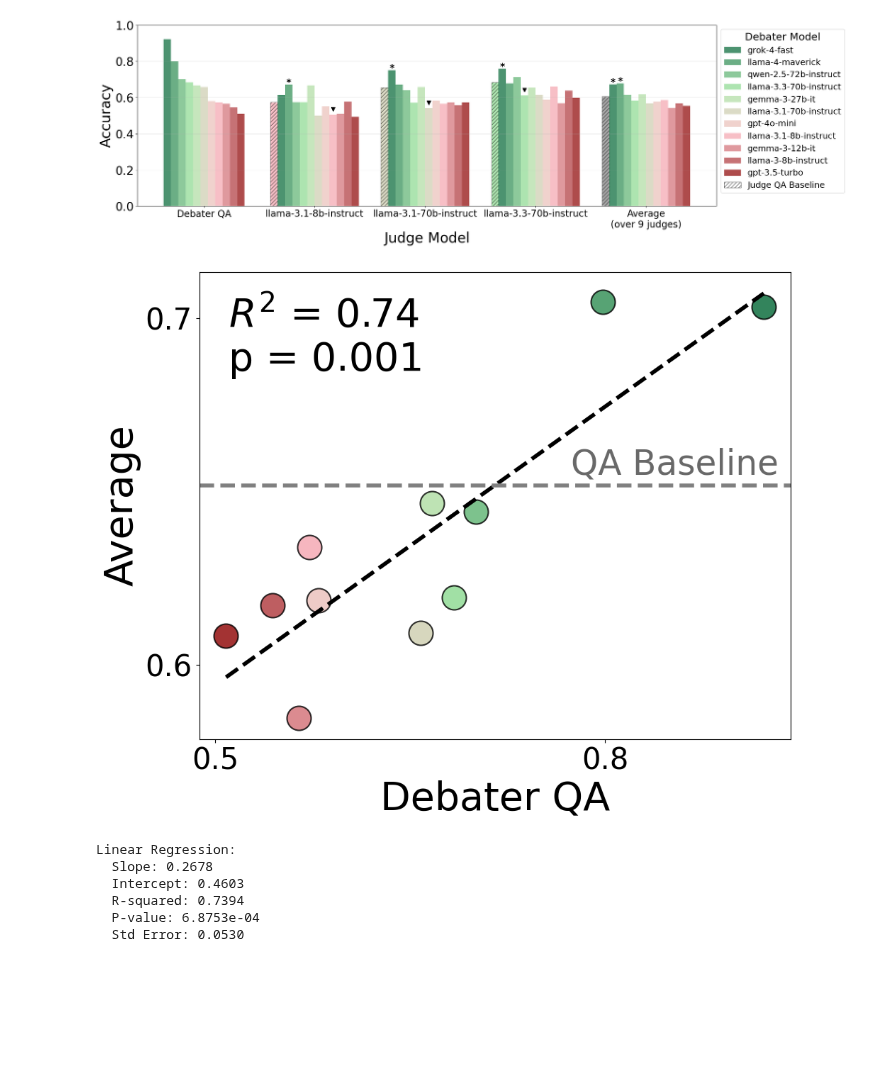
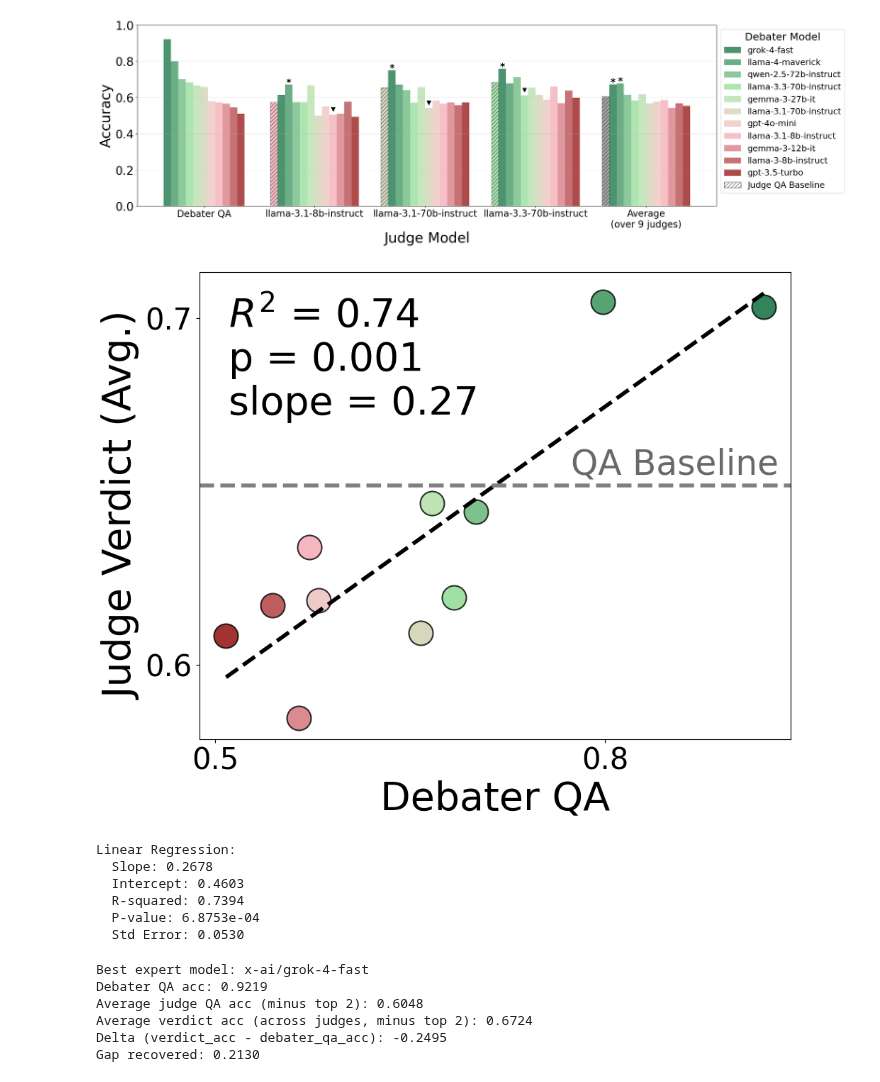
Before and after one commit to joshlevy89/llm_judge_debate_NEW, a Jupyter notebook: analysis/poster.ipynb, the cells around one changed output. Drawn from its saved outputs; the diff is of its cells as text; code cells hidden in the pictures; blank space fills up the shorter version.

```diff
--- a/analysis/poster.ipynb
+++ b/analysis/poster.ipynb
@@ -66,7 +66,8 @@ for run_idx in [0]:
 
     if 'upto_turns' in plot_data.columns:
         upto_turns_list = sorted([x for x in plot_data['upto_turns'].dropna().unique()])
-        upto_turns_list = upto_turns_list[:-6]
+        # upto_turns_list = upto_turns_list[:-6]
+        upto_turns_list = upto_turns_list
         upto_turns_list = [x for x in upto_turns_list if x != 0]
     else:
         upto_turns_list = [None]
@@ -82,7 +83,7 @@ for run_idx in [0]:
     judge_qa_n_correct = int(rows['judge_qa_n_correct'].sum())
     judge_qa_n_total = int(rows['n_judge_qa_not_null'].sum())
 
-    bar_judge_qa = ax.bar(0, judge_qa_value, width, label='QA Baseline', alpha=1.0, color='C0')
+    bar_judge_qa = ax.bar(0, judge_qa_value, width, label='QA Baseline', alpha=0.7, color='C0')
     ax.text(0, -0.02, 'QA Baseline', ha='center', va='top', fontsize=12)
 
     for i, upto_turns in enumerate(upto_turns_list):
@@ -100,7 +101,7 @@ for run_idx in [0]:
 
         bar_idx = i + 1
         label = f"{upto_turns if upto_turns is not None else 'All'} Turns"
-        bar = ax.bar(bar_idx, verdict_value, width, label=label, alpha=1.0, color='C1')
+        bar = ax.bar(bar_idx, verdict_value, width, label=label, alpha=0.7, color='C1')
 
         turn_label = f"{upto_turns if upto_turns is not None else 'All'}"
         ax.text(bar_idx, -0.02, turn_label, ha='center', va='top', fontsize=12)
@@ -617,36 +618,36 @@ colors = custom_cmap(np.linspace(0.0, 1.0, len(debater_data)))
 for i, (_, row) in enumerate(debater_data.iterrows()):
     ax.scatter(row['debater_qa_acc'], row['verdict_acc'], s=600, alpha=0.8, color=colors[i], edgecolors='black', linewidth=1.5)
 
 slope, intercept, r_value, p_value, std_err = stats.linregress(debater_data['debater_qa_acc'], debater_data['verdict_acc'])
 x_fit = np.linspace(debater_data['debater_qa_acc'].min(), debater_data['debater_qa_acc'].max(), 100)
 y_fit = slope * x_fit + intercept
 ax.plot(x_fit, y_fit, 'k--', linewidth=4)
 
 ax.axhline(avg_judge_qa, color='gray', linestyle='--', linewidth=4)
 
 ax.set_xlabel('Debater QA', fontsize=40)
-ax.set_ylabel('Average', fontsize=40)
+ax.set_ylabel('Judge Verdict (Avg.)', fontsize=40)
 ax.tick_params(axis='both', labelsize=30)
 ax.set_xticks([0.5, 0.80])
 ax.locator_params(axis='y', nbins=2)
 
 ax.text(ax.get_xlim()[1] * 0.99, avg_judge_qa + 0.001, 'QA Baseline',
         fontsize=35, ha='right', va='bottom', color='dimgray')
 
-ax.text(0.05, 0.95, f'$R^2$ = {r_value**2:.2f}\np = {p_value:.3f}',
+ax.text(0.05, 0.95, f'$R^2$ = {r_value**2:.2f}\np = {p_value:.3f}\nslope = {slope:.2f}',
         transform=ax.transAxes, fontsize=40, va='top')
 
 plt.tight_layout()
 plt.show()
 
 print(f"Linear Regression:")
 print(f"  Slope: {slope:.4f}")
 print(f"  Intercept: {intercept:.4f}")
 print(f"  R-squared: {r_value**2:.4f}")
 print(f"  P-value: {p_value:.4e}")
 print(f"  Std Error: {std_err:.4f}")
 # %% [output]
-[figure, old version]
+[figure, new version]
 Linear Regression:
   Slope: 0.2678
   Intercept: 0.4603
@@ -655,0 +659,20 @@ Linear Regression:
+# %%
+best_expert_model = debater_data.iloc[0]['config_debater_model_debates']
+best_expert_qa_acc = debater_data.iloc[0]['debater_qa_acc']
+best_expert_verdict_acc = verdict_avg_minus2[best_expert_model]
+delta = best_expert_verdict_acc - best_expert_qa_acc
+gap_recovered = (best_expert_verdict_acc - qa_avg_minus2) / (best_expert_qa_acc - qa_avg_minus2)
+
+print(f"Best expert model: {best_expert_model}")
+print(f"Debater QA acc: {best_expert_qa_acc:.4f}")
+print(f"Average judge QA acc (minus top 2): {qa_avg_minus2:.4f}")
+print(f"Average verdict acc (across judges, minus top 2): {best_expert_verdict_acc:.4f}")
+print(f"Delta (verdict_acc - debater_qa_acc): {delta:.4f}")
+print(f"Gap recovered: {gap_recovered:.4f}")
+# %% [output]
+Best expert model: x-ai/grok-4-fast
+Debater QA acc: 0.9219
+Average judge QA acc (minus top 2): 0.6048
+Average verdict acc (across judges, minus top 2): 0.6724
+Delta (verdict_acc - debater_qa_acc): -0.2495
+Gap recovered: 0.2130
```
Also changed, not shown: parts of 4 cells of this notebook, 2 other files.
